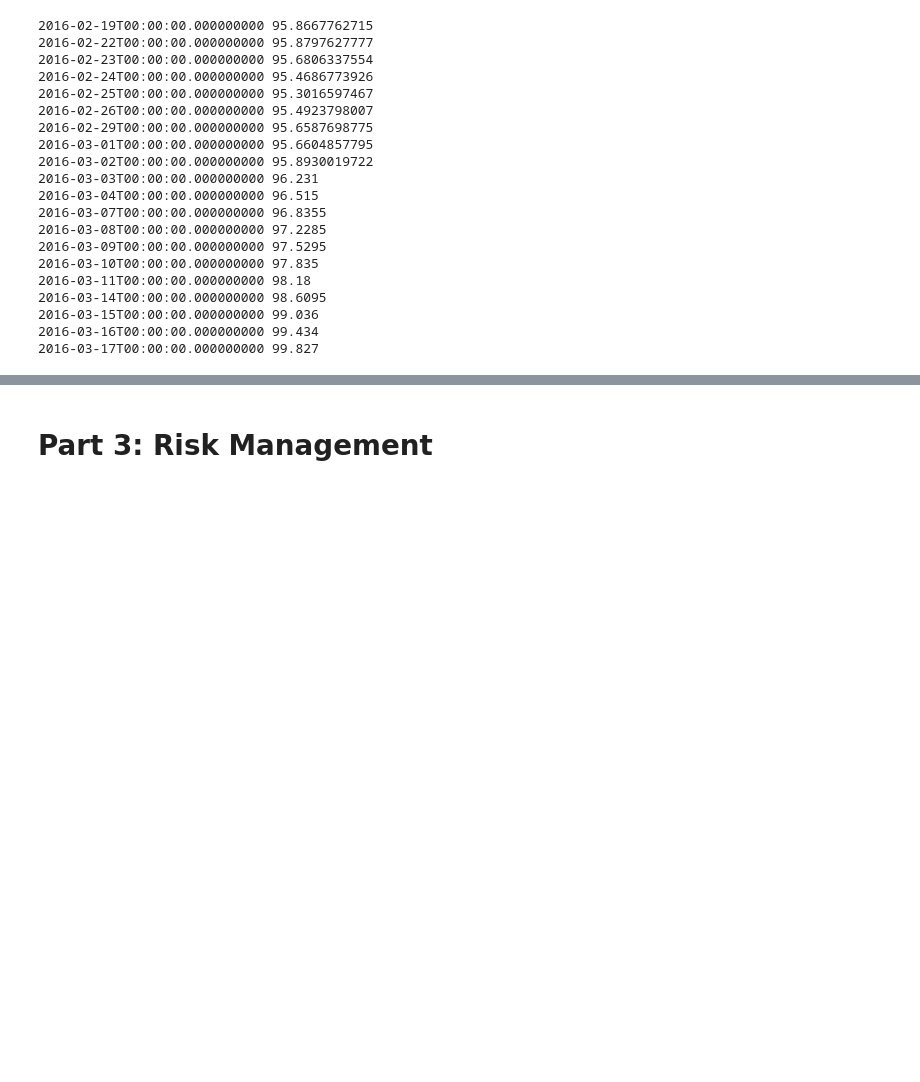
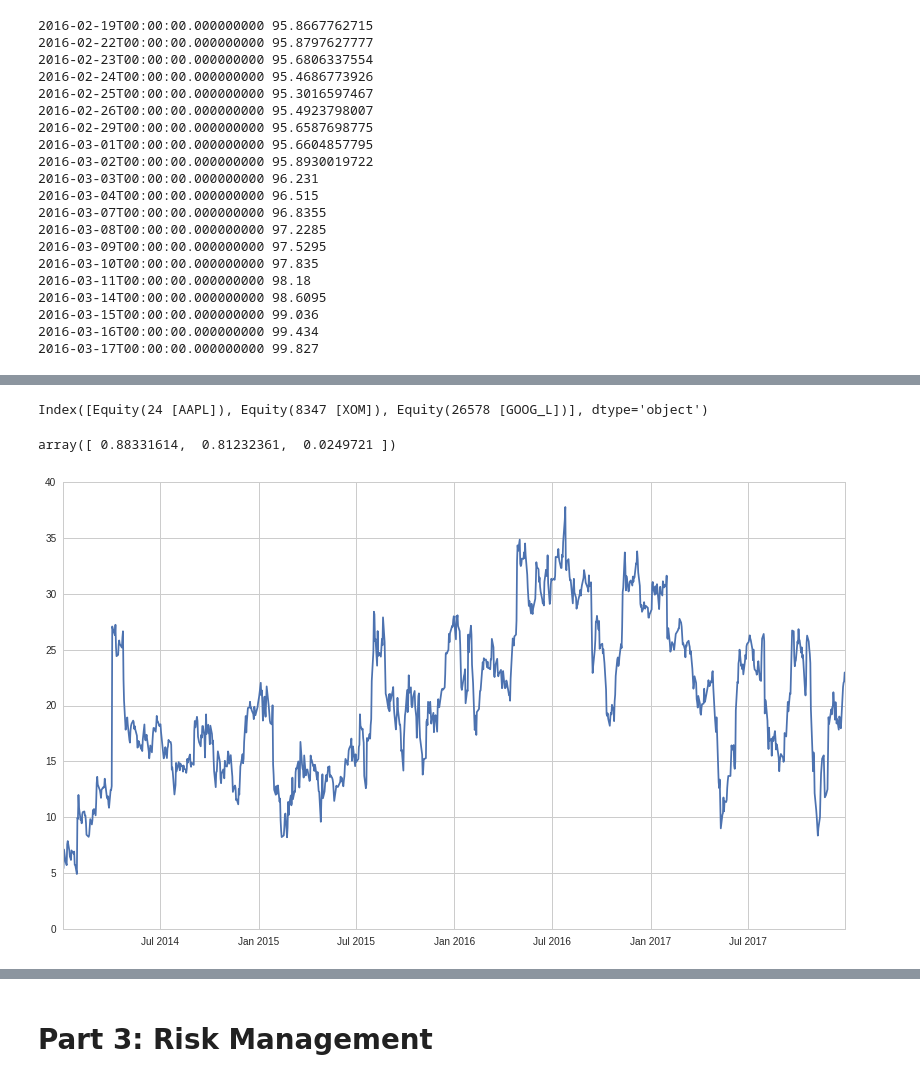
Before and after one commit to rodler/odsc2018, a Jupyter notebook: TradingForDataScientists.ipynb, the cells around one changed output, grey strips where cells are left out. Cells and saved outputs as stored; diff of their text form; code cells hidden in the pictures; blank space fills up the shorter version.

```diff
--- a/TradingForDataScientists.ipynb
+++ b/TradingForDataScientists.ipynb
@@ -327,0 +446,24 @@ for i in range(200,220):
+# %%
+cap3 = MarketCap().top(3)
+cap_pipe = Pipeline(screen=cap3)
+equities = run_pipeline(cap_pipe, '2014-01-01', '2014-01-01')
+top_stocks = equities.index.get_level_values(1)
+top_stocks
+# %% [output]
+Index([Equity(24 [AAPL]), Equity(8347 [XOM]), Equity(26578 [GOOG_L])], dtype='object')
+# %%
+X = get_pricing(top_stocks,start_date='2014-1-1',end_date='2018-1-1',fields='price')
+y = get_pricing('SPY',start_date='2014-1-1',end_date='2018-1-1',fields='price')
+# %%
+from sklearn.linear_model import LinearRegression
+from talib import SMA
+
+linreg = LinearRegression()
+linreg.fit(np.asarray(X),y)
+weights = linreg.coef_
+portfolio = y - weights[0]*X[top_stocks[0]]-weights[1]*X[top_stocks[1]]-weights[2]*X[top_stocks[2]]
+plt.plot(portfolio)
+weights
+# %% [output]
+array([ 0.88331614,  0.81232361,  0.0249721 ])
+[figure, added]
```
Also changed, not shown: parts of 31 cells of this notebook, 1 other file.
